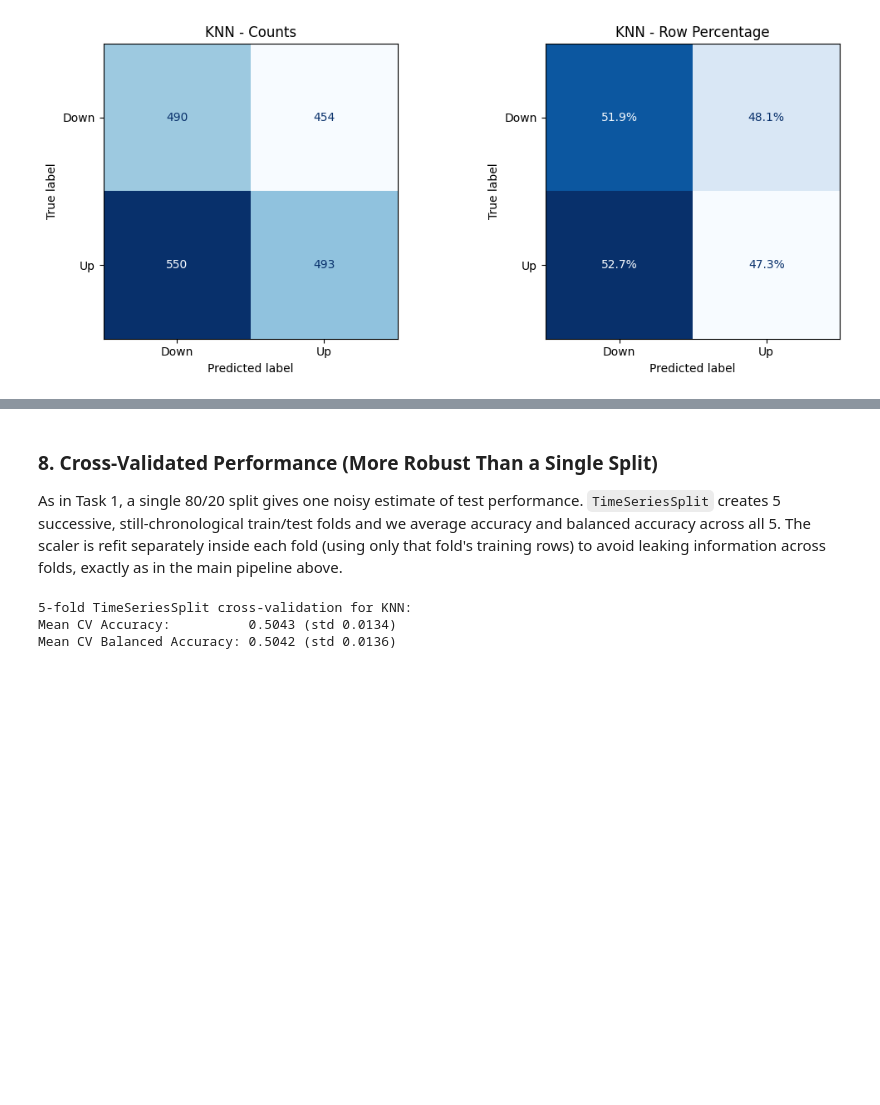
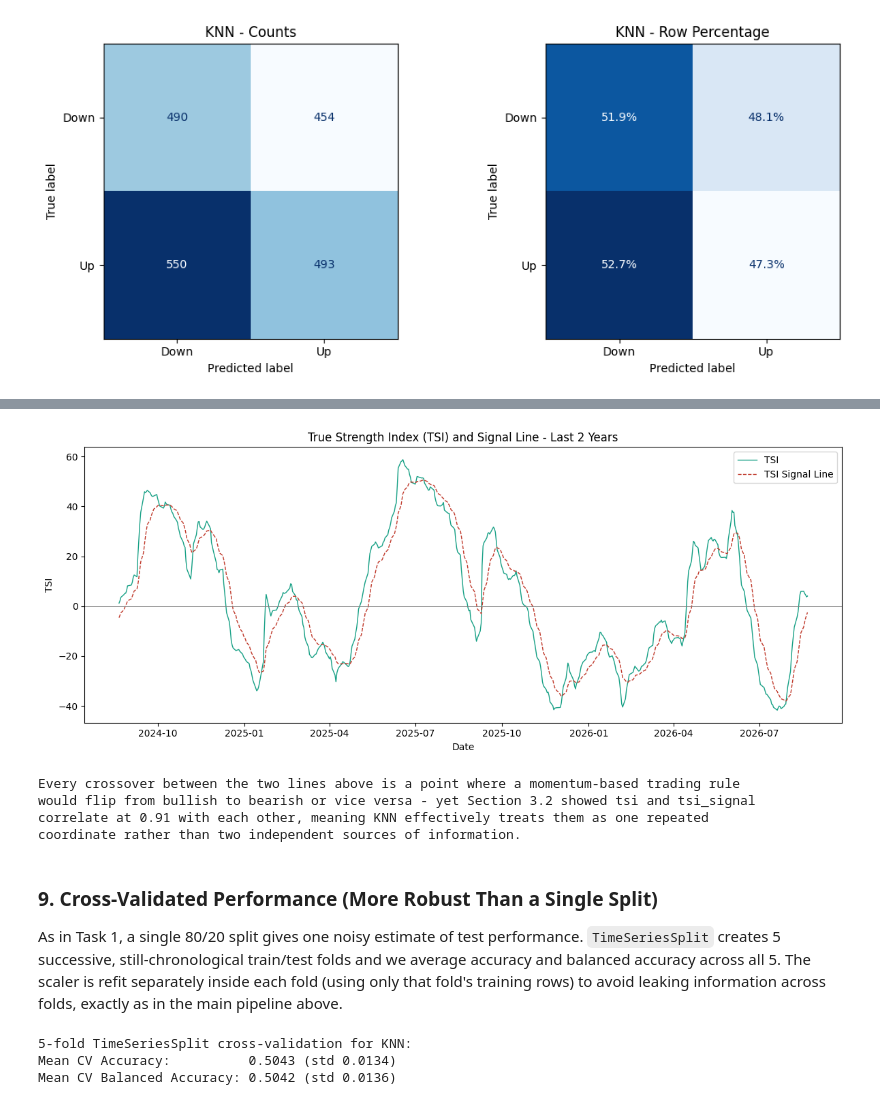
Before and after one commit to santiago-cruzlopez/WLV-MSc-AI, a Jupyter notebook: 07_Concepts_&_Technologies_of_Artificial_Intelligence/Assessment/2584023_Task2_Algo1.ipynb, the cells around one changed output, grey strips where cells are left out. Saved outputs shown, nothing was run; the diff lists cells and outputs as text; code cells hidden in the pictures; blank space fills up the shorter version.

```diff
--- a/07_Concepts_&_Technologies_of_Artificial_Intelligence/Assessment/2584023_Task2_Algo1.ipynb
+++ b/07_Concepts_&_Technologies_of_Artificial_Intelligence/Assessment/2584023_Task2_Algo1.ipynb
@@ -409,5 +418,29 @@ plt.show()
+# %%
+recent_window = orcl_1d_data.loc[orcl_1d_data.index >= orcl_1d_data.index.max() - pd.DateOffset(years=2)]
+
+fig, ax = plt.subplots(figsize=(12, 5))
+ax.plot(recent_window.index, recent_window['TSI_25_13_13'], color='#16a085', linewidth=1, label='TSI')
+ax.plot(recent_window.index, recent_window['TSI_Signal_13'], color='#c0392b', linewidth=1, linestyle='--', label='TSI Signal Line')
+ax.axhline(0, color='gray', linewidth=0.7)
+ax.set_title('True Strength Index (TSI) and Signal Line - Last 2 Years')
+ax.set_xlabel('Date')
+ax.set_ylabel('TSI')
+ax.legend()
+plt.tight_layout()
+plt.show()
+
+print('Every crossover between the two lines above is a point where a momentum-based trading rule')
+print('would flip from bullish to bearish or vice versa - yet Section 3.2 showed tsi and tsi_signal')
+print('correlate at 0.91 with each other, meaning KNN effectively treats them as one repeated')
+print('coordinate rather than two independent sources of information.')
+# %% [output]
+[figure, added]
+Every crossover between the two lines above is a point where a momentum-based trading rule
+would flip from bullish to bearish or vice versa - yet Section 3.2 showed tsi and tsi_signal
+correlate at 0.91 with each other, meaning KNN effectively treats them as one repeated
+coordinate rather than two independent sources of information.
 # %% [markdown]
-### 8. Cross-Validated Performance (More Robust Than a Single Split)
+### 9. Cross-Validated Performance (More Robust Than a Single Split)
 
 As in Task 1, a single 80/20 split gives one noisy estimate of test performance. `TimeSeriesSplit`
 creates 5 successive, still-chronological train/test folds and we average accuracy and balanced
```
Also changed, not shown: parts of 2 cells of this notebook, 3 other files.
